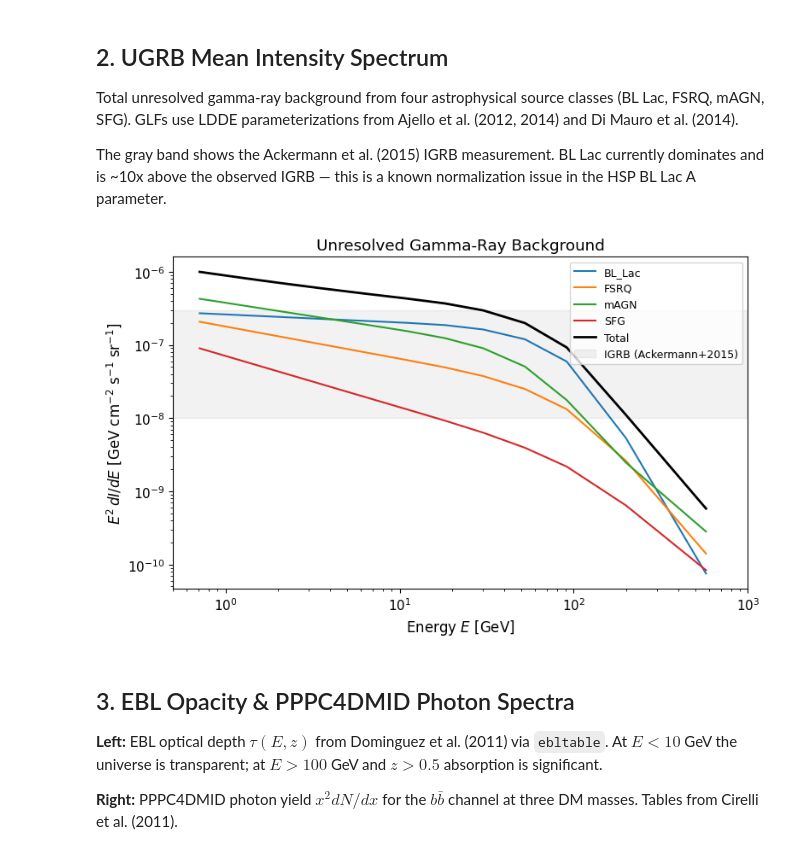
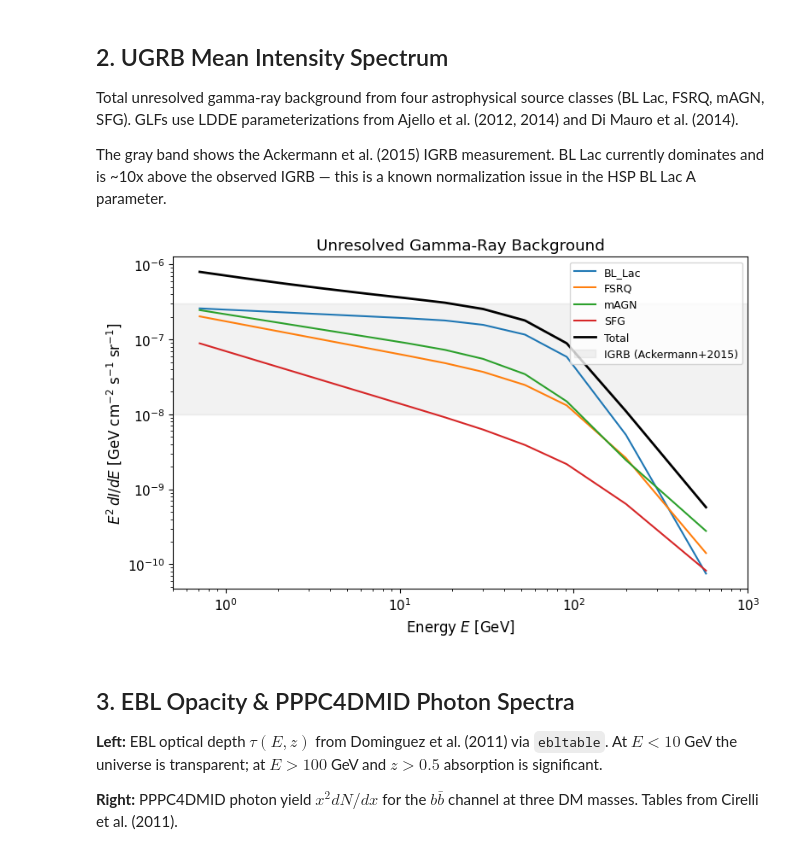
Before and after one commit to raw-asparagus/hixugrb, a Jupyter notebook: notebooks/pipeline_validation.ipynb, the cells around one changed output. Saved outputs shown, nothing was run; the diff lists cells and outputs as text; code cells hidden in the pictures.

```diff
--- a/notebooks/pipeline_validation.ipynb
+++ b/notebooks/pipeline_validation.ipynb
@@ -86,23 +88,23 @@ The gray band shows the Ackermann et al. (2015) IGRB measurement. BL Lac current
 # %%
 E_arr = cfg.FERMI_E_B
 sources = ['BL_Lac', 'FSRQ', 'mAGN', 'SFG']
 colors = {'BL_Lac': 'C0', 'FSRQ': 'C1', 'mAGN': 'C2', 'SFG': 'C3'}
 
 fig, ax = plt.subplots(figsize=(8, 5))
 total = np.zeros_like(E_arr)
 for src in sources:
-    I_arr = np.array([astro.mean_intensity(E, src, z_max=4.0, n_z=300) for E in E_arr])
+    I_arr = np.array([astro.mean_intensity(E, src) for E in E_arr])
     ax.loglog(E_arr, E_arr**2 * I_arr, label=src, color=colors[src])
     total += I_arr
 ax.loglog(E_arr, E_arr**2 * total, 'k-', lw=2, label='Total')
 ax.axhspan(1e-8, 3e-7, alpha=0.1, color='gray', label='IGRB (Ackermann+2015)')
 ax.set_xlabel('Energy $E$ [GeV]')
 ax.set_ylabel(r'$E^2 \, dI/dE$ [GeV cm$^{-2}$ s$^{-1}$ sr$^{-1}$]')
 ax.set_title('Unresolved Gamma-Ray Background')
 ax.legend(loc='upper right'); ax.set_xlim(0.5, 1000)
 fig.tight_layout()
 # %% [output]
-[figure, old version]
+[figure, new version]
 # %% [markdown]
 ## 3. EBL Opacity & PPPC4DMID Photon Spectra
 
```
Also changed, not shown: parts of 10 cells of this notebook, 5 other files.
